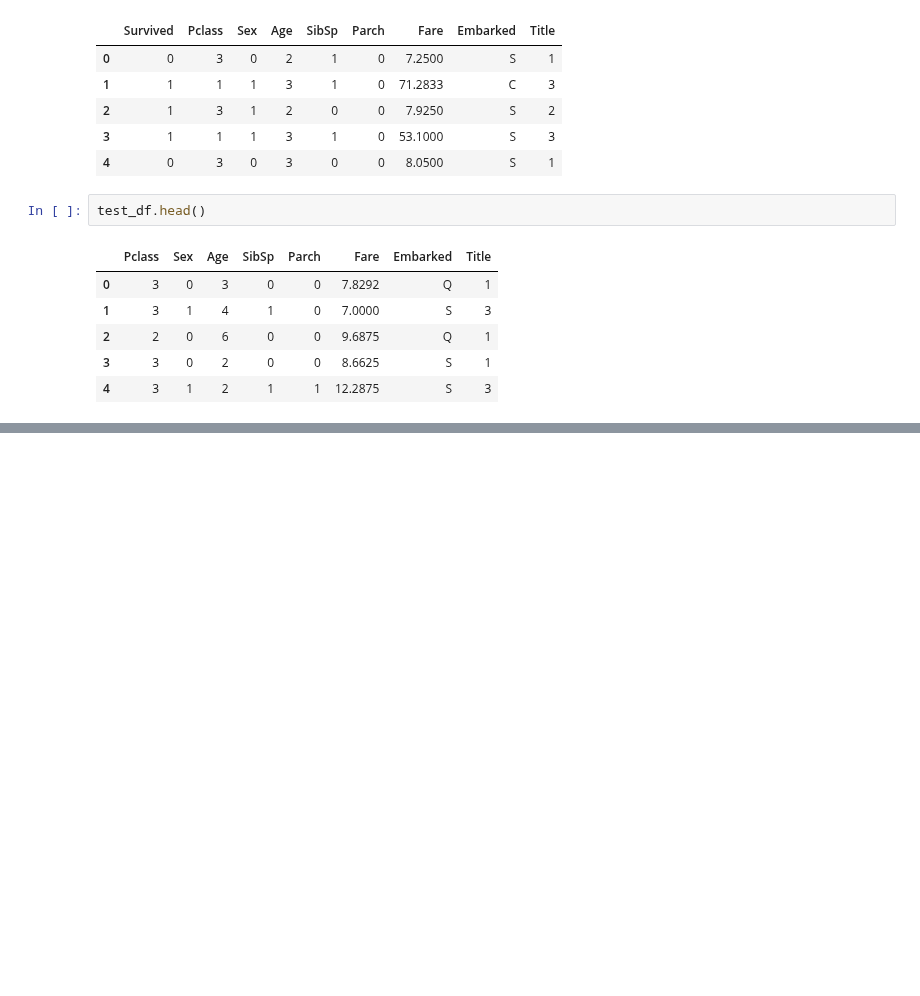
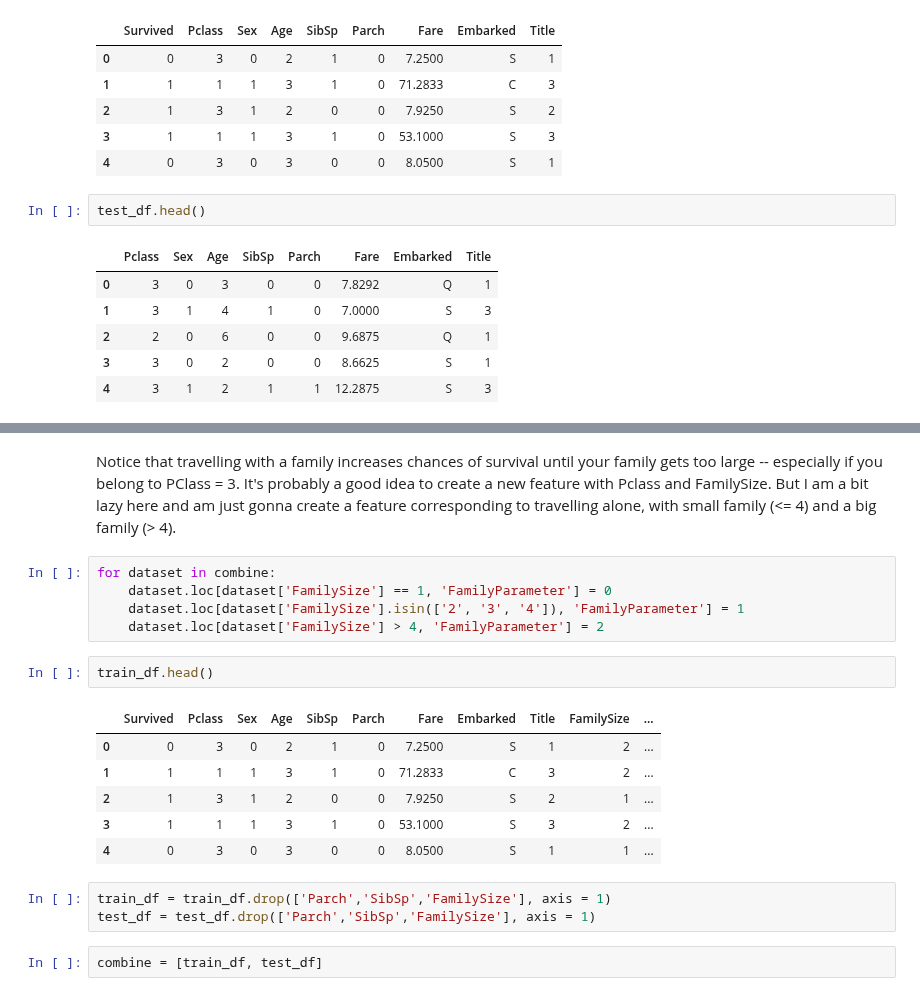
Before and after one commit to sushant2811/KaggleTitanic, a Jupyter notebook: KaggleTitanicSushant.ipynb, the cells around one changed output, grey strips where cells are left out. Cells and saved outputs as stored; diff of their text form; blank space fills up the shorter version.

Commit message:
New feature 'FamilyParameter'

```diff
--- a/KaggleTitanicSushant.ipynb
+++ b/KaggleTitanicSushant.ipynb
@@ -1046,0 +1087,22 @@ test_df.head()
+# %% [markdown]
+Notice that travelling with a family increases chances of survival until your family gets too large -- especially if you belong to PClass = 3.
+It's probably a good idea to create a new feature with Pclass and FamilySize.  But I am a bit lazy here and am just gonna create a feature corresponding to travelling alone, with small family (<= 4) and a big family (> 4).
+# %%
+for dataset in combine:
+    dataset.loc[dataset['FamilySize'] == 1, 'FamilyParameter'] = 0
+    dataset.loc[dataset['FamilySize'].isin(['2', '3', '4']), 'FamilyParameter'] = 1
+    dataset.loc[dataset['FamilySize'] > 4, 'FamilyParameter'] = 2
+# %%
+train_df.head()
+# %% [output]
+|  | Survived | Pclass | Sex | Age | SibSp | Parch | Fare | Embarked | Title | FamilySize | ... |
+| 0 | 0 | 3 | 0 | 2 | 1 | 0 | 7.2500 | S | 1 | 2 | ... |
+| 1 | 1 | 1 | 1 | 3 | 1 | 0 | 71.2833 | C | 3 | 2 | ... |
+| 2 | 1 | 3 | 1 | 2 | 0 | 0 | 7.9250 | S | 2 | 1 | ... |
+| 3 | 1 | 1 | 1 | 3 | 1 | 0 | 53.1000 | S | 3 | 2 | ... |
+| 4 | 0 | 3 | 0 | 3 | 0 | 0 | 8.0500 | S | 1 | 1 | ... |
+# %%
+train_df = train_df.drop(['Parch','SibSp','FamilySize'], axis = 1)
+test_df = test_df.drop(['Parch','SibSp','FamilySize'], axis = 1)
+# %%
+combine = [train_df, test_df]
```
Also changed, not shown: parts of 6 cells of this notebook.
